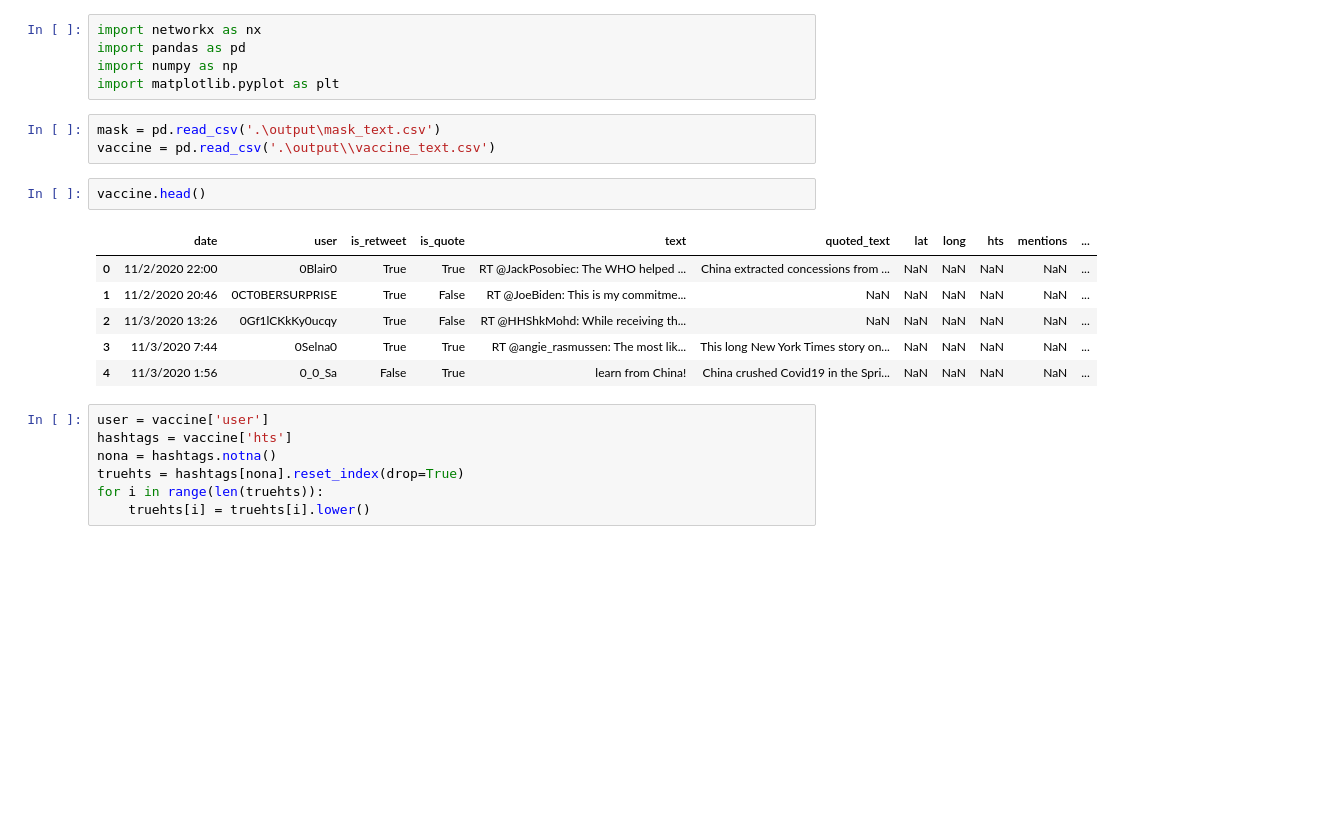
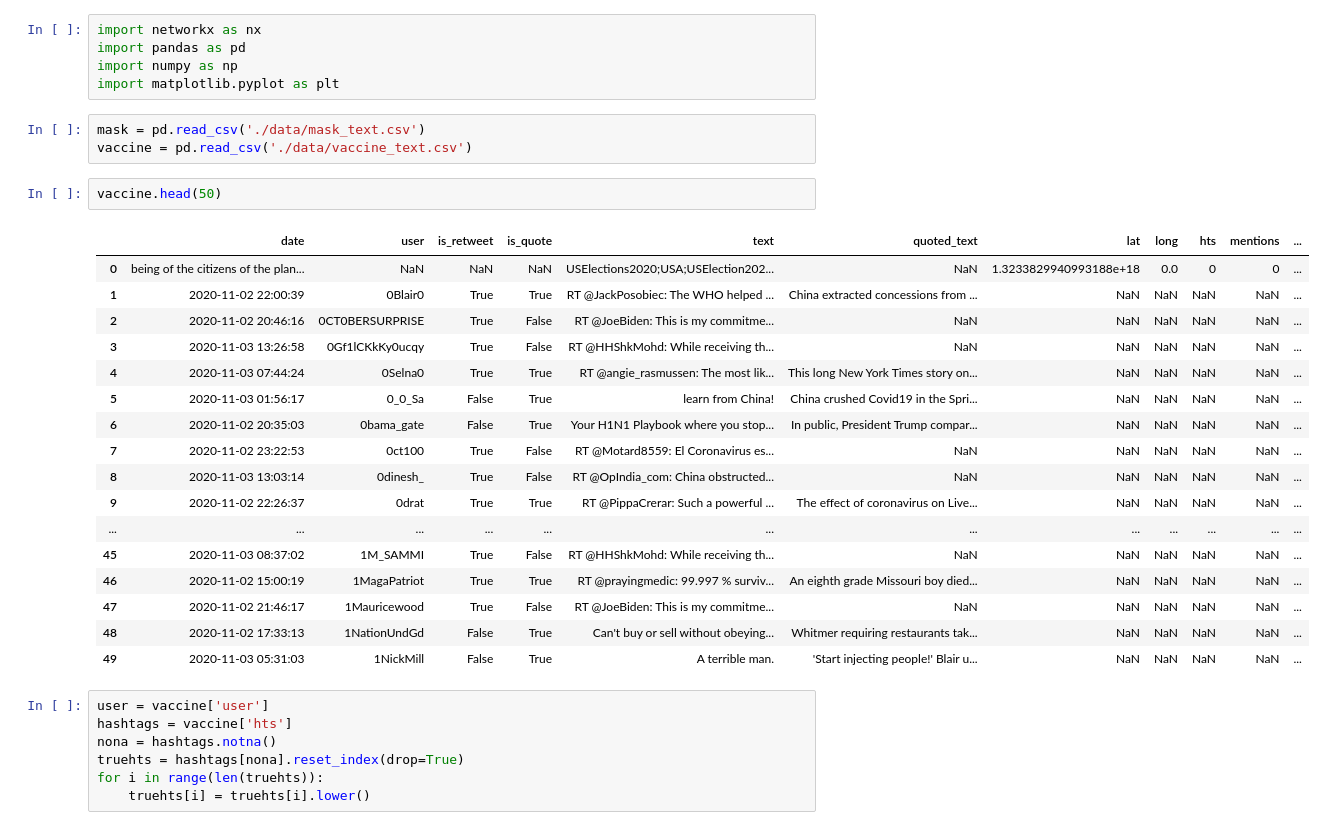
Before and after one commit to Dededon/COVID_Twitter, a Jupyter notebook: hashtag_new.ipynb, the cells around one changed output. Cells and saved outputs as stored; diff of their text form; blank space fills up the shorter version.

```diff
--- a/hashtag_new.ipynb
+++ b/hashtag_new.ipynb
@@ -4,17 +4,28 @@ import pandas as pd
 import numpy as np
 import matplotlib.pyplot as plt
 # %%
-mask = pd.read_csv('.\output\mask_text.csv')
-vaccine = pd.read_csv('.\output\\vaccine_text.csv')
+mask = pd.read_csv('./data/mask_text.csv')
+vaccine = pd.read_csv('./data/vaccine_text.csv')
 # %%
-vaccine.head()
+vaccine.head(50)
 # %% [output]
 |  | date | user | is_retweet | is_quote | text | quoted_text | lat | long | hts | mentions | ... |
-| 0 | 11/2/2020 22:00 | 0Blair0 | True | True | RT @JackPosobiec: The WHO helped ... | China extracted concessions from ... | NaN | NaN | NaN | NaN | ... |
-| 1 | 11/2/2020 20:46 | 0CT0BERSURPRISE | True | False | RT @JoeBiden: This is my commitme... | NaN | NaN | NaN | NaN | NaN | ... |
-| 2 | 11/3/2020 13:26 | 0Gf1lCKkKy0ucqy | True | False | RT @HHShkMohd: While receiving th... | NaN | NaN | NaN | NaN | NaN | ... |
-| 3 | 11/3/2020 7:44 | 0Selna0 | True | True | RT @angie_rasmussen: The most lik... | This long New York Times story on... | NaN | NaN | NaN | NaN | ... |
-| 4 | 11/3/2020 1:56 | 0_0_Sa | False | True | learn from China! | China crushed Covid19 in the Spri... | NaN | NaN | NaN | NaN | ... |
+| 0 | being of the citizens of the plan... | NaN | NaN | NaN | USElections2020;USA;USElection202... | NaN | 1.3233829940993188e+18 | 0.0 | 0 | 0 | ... |
+| 1 | 2020-11-02 22:00:39 | 0Blair0 | True | True | RT @JackPosobiec: The WHO helped ... | China extracted concessions from ... | NaN | NaN | NaN | NaN | ... |
+| 2 | 2020-11-02 20:46:16 | 0CT0BERSURPRISE | True | False | RT @JoeBiden: This is my commitme... | NaN | NaN | NaN | NaN | NaN | ... |
+| 3 | 2020-11-03 13:26:58 | 0Gf1lCKkKy0ucqy | True | False | RT @HHShkMohd: While receiving th... | NaN | NaN | NaN | NaN | NaN | ... |
+| 4 | 2020-11-03 07:44:24 | 0Selna0 | True | True | RT @angie_rasmussen: The most lik... | This long New York Times story on... | NaN | NaN | NaN | NaN | ... |
+| 5 | 2020-11-03 01:56:17 | 0_0_Sa | False | True | learn from China! | China crushed Covid19 in the Spri... | NaN | NaN | NaN | NaN | ... |
+| 6 | 2020-11-02 20:35:03 | 0bama_gate | False | True | Your H1N1 Playbook where you stop... | In public, President Trump compar... | NaN | NaN | NaN | NaN | ... |
+| 7 | 2020-11-02 23:22:53 | 0ct100 | True | False | RT @Motard8559: El Coronavirus es... | NaN | NaN | NaN | NaN | NaN | ... |
+| 8 | 2020-11-03 13:03:14 | 0dinesh_ | True | False | RT @OpIndia_com: China obstructed... | NaN | NaN | NaN | NaN | NaN | ... |
+| 9 | 2020-11-02 22:26:37 | 0drat | True | True | RT @PippaCrerar: Such a powerful ... | The effect of coronavirus on Live... | NaN | NaN | NaN | NaN | ... |
+| ... | ... | ... | ... | ... | ... | ... | ... | ... | ... | ... | ... |
+| 45 | 2020-11-03 08:37:02 | 1M_SAMMI | True | False | RT @HHShkMohd: While receiving th... | NaN | NaN | NaN | NaN | NaN | ... |
+| 46 | 2020-11-02 15:00:19 | 1MagaPatriot | True | True | RT @prayingmedic: 99.997 % surviv... | An eighth grade Missouri boy died... | NaN | NaN | NaN | NaN | ... |
+| 47 | 2020-11-02 21:46:17 | 1Mauricewood | True | False | RT @JoeBiden: This is my commitme... | NaN | NaN | NaN | NaN | NaN | ... |
+| 48 | 2020-11-02 17:33:13 | 1NationUndGd | False | True | Can't buy or sell without obeying... | Whitmer requiring restaurants tak... | NaN | NaN | NaN | NaN | ... |
+| 49 | 2020-11-03 05:31:03 | 1NickMill | False | True | A terrible man. | 'Start injecting people!' Blair u... | NaN | NaN | NaN | NaN | ... |
 # %%
 user = vaccine['user']
 hashtags = vaccine['hts']
```
Also changed, not shown: parts of 10 cells of this notebook, 3 other files.
